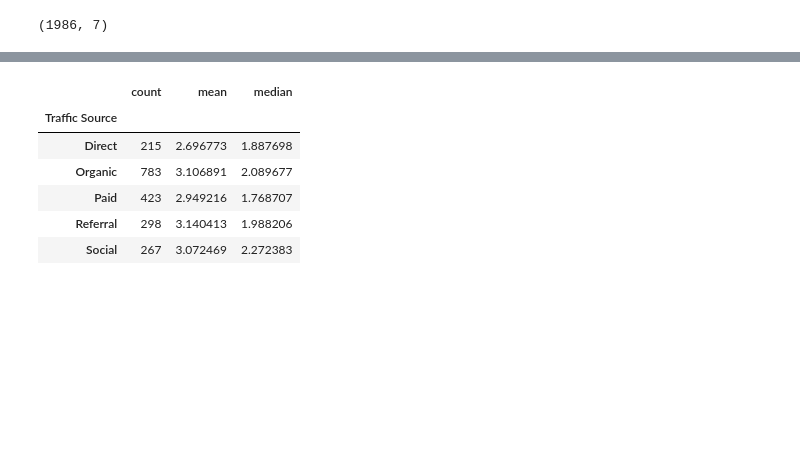
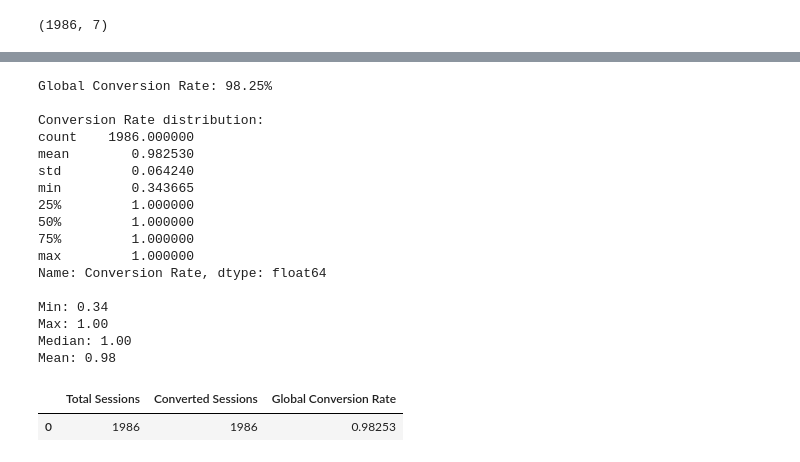
Before and after one commit to ferProg/web_analysis_project, a Jupyter notebook: notebooks/02_Clean_and_Analysis_Prep.ipynb, the cells around one changed output, grey strips where cells are left out. Cells and saved outputs as stored; diff of their text form; code cells hidden in the pictures; blank space fills up the shorter version.

```diff
--- a/notebooks/02_Clean_and_Analysis_Prep.ipynb
+++ b/notebooks/02_Clean_and_Analysis_Prep.ipynb
@@ -23,10 +102,43 @@ y distinguir entre lo que parece “mejor tráfico” y lo que solo es “más t
 # %%
-df_clean.groupby("Traffic Source")["Session Duration"].agg(["count", "mean", "median"])
+# Global conversion rate (asumimos Conversion Rate en 0–1)
+conversion_rate_global = df_clean['Conversion Rate'].mean()
+
+print(f"Global Conversion Rate: {conversion_rate_global*100:.2f}%")
+print("\nConversion Rate distribution:")
+print(df_clean['Conversion Rate'].describe())
+
+print(f"\nMin: {df_clean['Conversion Rate'].min():.2f}")
+print(f"Max: {df_clean['Conversion Rate'].max():.2f}")
+print(f"Median: {df_clean['Conversion Rate'].median():.2f}")
+print(f"Mean: {df_clean['Conversion Rate'].mean():.2f}")
+
+# Simple aggregated totals
+total_sessions = df_clean['Session Duration'].count()
+conversions_count = (df_clean['Conversion Rate'] > 0.2).sum()  # 0.2/cut
+
+df_totals = pd.DataFrame({
+    'Total Sessions': [total_sessions],
+    'Converted Sessions': [conversions_count],
+    'Global Conversion Rate': [conversion_rate_global]
+})
+df_totals
 # %% [output]
+Global Conversion Rate: 98.25%
+
+Conversion Rate distribution:
+count    1986.000000
+mean        0.982530
+std         0.064240
+min         0.343665
+25%         1.000000
+50%         1.000000
+75%         1.000000
+max         1.000000
+Name: Conversion Rate, dtype: float64
+
+Min: 0.34
+Max: 1.00
+Median: 1.00
+Mean: 0.98
-|  | count | mean | median |
-| Traffic Source |  |  |  |
-| Direct | 215 | 2.696773 | 1.887698 |
-| Organic | 783 | 3.106891 | 2.089677 |
-| Paid | 423 | 2.949216 | 1.768707 |
-| Referral | 298 | 3.140413 | 1.988206 |
-| Social | 267 | 3.072469 | 2.272383 |
+|  | Total Sessions | Converted Sessions | Global Conversion Rate |
+| 0 | 1986 | 1986 | 0.98253 |
```
Also changed, not shown: parts of 27 cells of this notebook, 8 other files.
